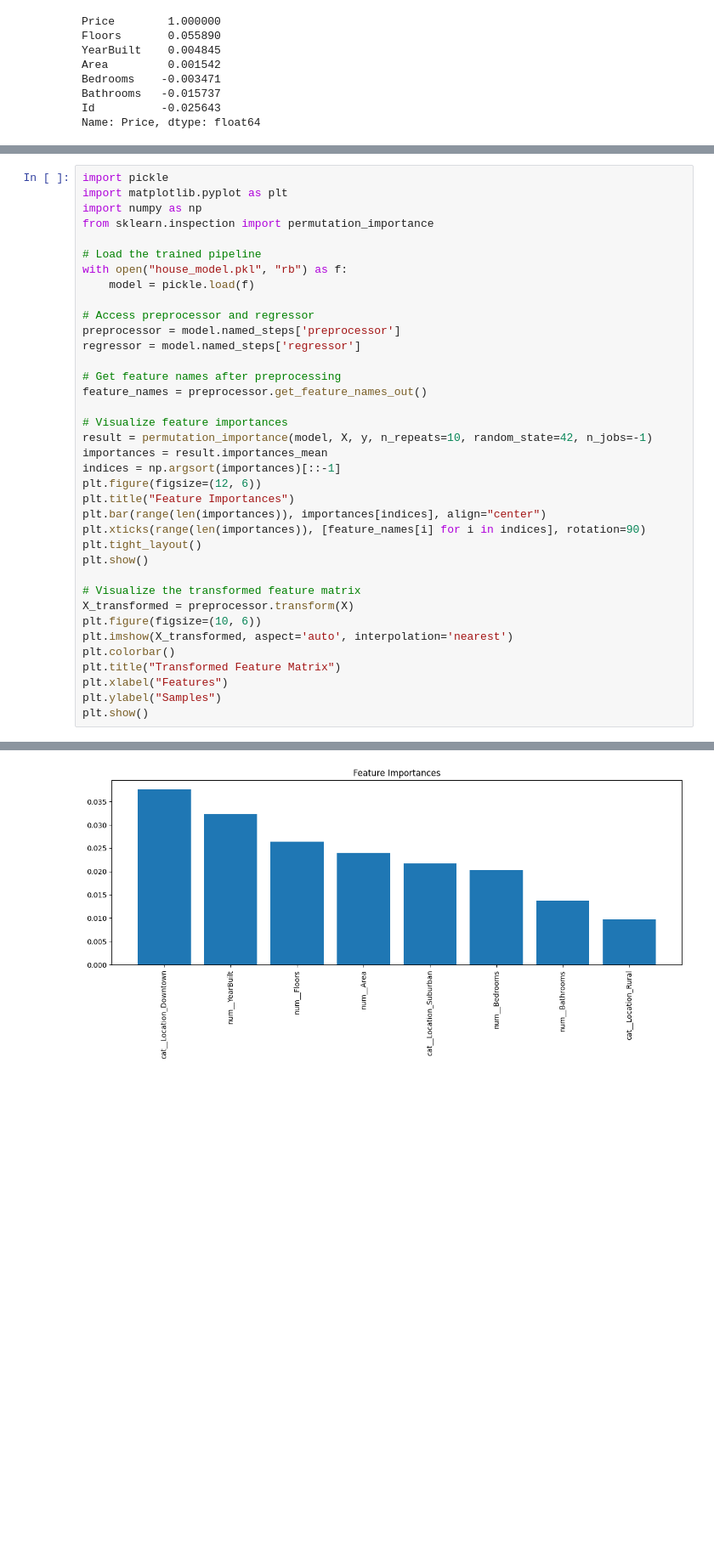
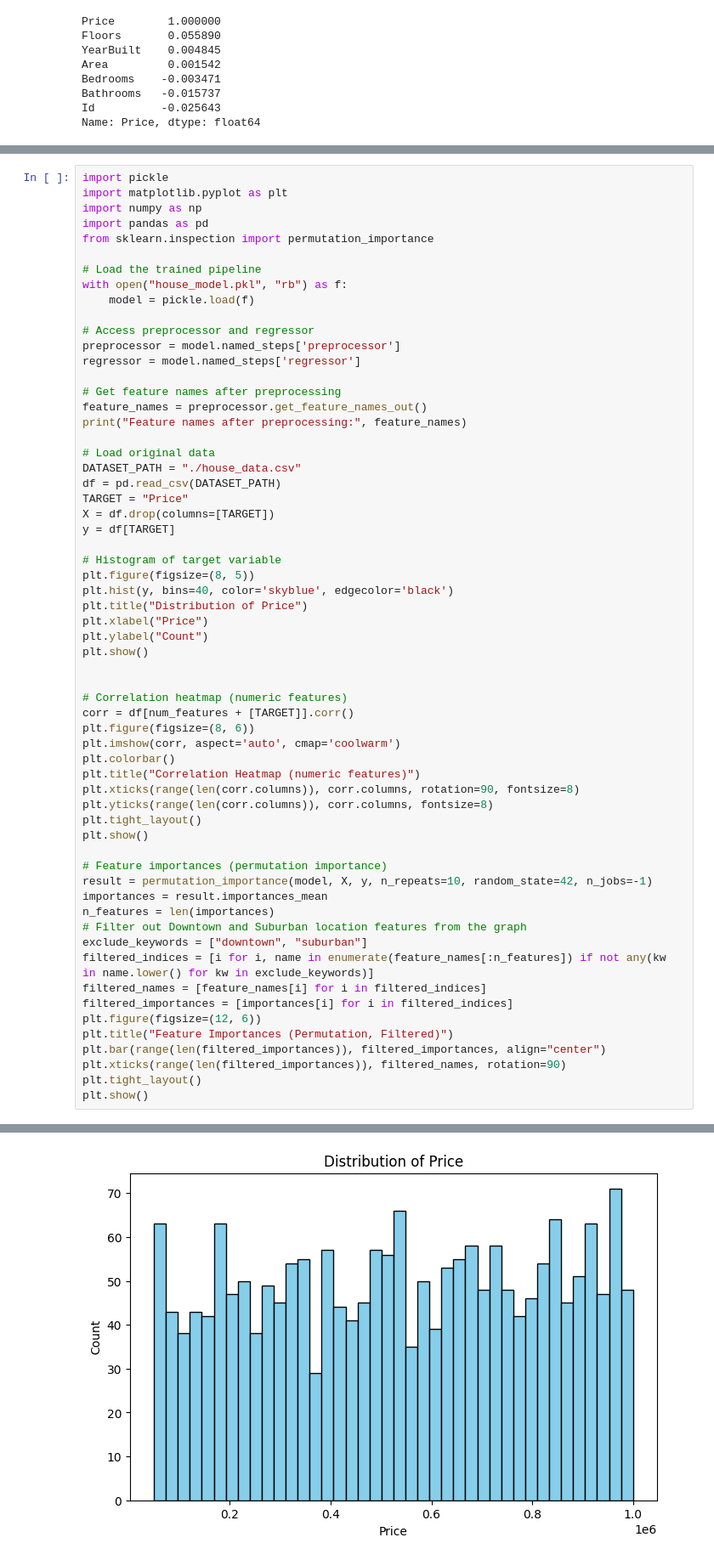
Before and after one commit to Frank-Muzi/house-price-predictor-ai-project, a Jupyter notebook: src/Backend/data_analysis.ipynb, the cells around one changed output, grey strips where cells are left out. Shown at 85% size. Drawn from its saved outputs; the diff is of its cells as text; blank space fills up the shorter version.

```diff
--- a/src/Backend/data_analysis.ipynb
+++ b/src/Backend/data_analysis.ipynb
@@ -300,6 +295,7 @@ Categorical features: ['Location', 'Garage']
 import pickle
 import matplotlib.pyplot as plt
 import numpy as np
+import pandas as pd
 from sklearn.inspection import permutation_importance
 
 # Load the trained pipeline
@@ -312,25 +308,48 @@ regressor = model.named_steps['regressor']
 
 # Get feature names after preprocessing
 feature_names = preprocessor.get_feature_names_out()
+print("Feature names after preprocessing:", feature_names)
 
-# Visualize feature importances
-result = permutation_importance(model, X, y, n_repeats=10, random_state=42, n_jobs=-1)
-importances = result.importances_mean
-indices = np.argsort(importances)[::-1]
-plt.figure(figsize=(12, 6))
-plt.title("Feature Importances")
-plt.bar(range(len(importances)), importances[indices], align="center")
-plt.xticks(range(len(importances)), [feature_names[i] for i in indices], rotation=90)
+# Load original data
+DATASET_PATH = "./house_data.csv"
+df = pd.read_csv(DATASET_PATH)
+TARGET = "Price"
+X = df.drop(columns=[TARGET])
+y = df[TARGET]
+
+# Histogram of target variable
+plt.figure(figsize=(8, 5))
+plt.hist(y, bins=40, color='skyblue', edgecolor='black')
+plt.title("Distribution of Price")
+plt.xlabel("Price")
+plt.ylabel("Count")
+plt.show()
+
+
+# Correlation heatmap (numeric features)
+corr = df[num_features + [TARGET]].corr()
+plt.figure(figsize=(8, 6))
+plt.imshow(corr, aspect='auto', cmap='coolwarm')
+plt.colorbar()
+plt.title("Correlation Heatmap (numeric features)")
+plt.xticks(range(len(corr.columns)), corr.columns, rotation=90, fontsize=8)
+plt.yticks(range(len(corr.columns)), corr.columns, fontsize=8)
 plt.tight_layout()
 plt.show()
 
-# Visualize the transformed feature matrix
-X_transformed = preprocessor.transform(X)
-plt.figure(figsize=(10, 6))
-plt.imshow(X_transformed, aspect='auto', interpolation='nearest')
-plt.colorbar()
-plt.title("Transformed Feature Matrix")
-plt.xlabel("Features")
-plt.ylabel("Samples")
+# Feature importances (permutation importance)
+result = permutation_importance(model, X, y, n_repeats=10, random_state=42, n_jobs=-1)
+importances = result.importances_mean
+n_features = len(importances)
+# Filter out Downtown and Suburban location features from the graph
+exclude_keywords = ["downtown", "suburban"]
+filtered_indices = [i for i, name in enumerate(feature_names[:n_features]) if not any(kw in name.lower() for kw in exclude_keywords)]
+filtered_names = [feature_names[i] for i in filtered_indices]
+filtered_importances = [importances[i] for i in filtered_indices]
+plt.figure(figsize=(12, 6))
+plt.title("Feature Importances (Permutation, Filtered)")
+plt.bar(range(len(filtered_importances)), filtered_importances, align="center")
+plt.xticks(range(len(filtered_importances)), filtered_names, rotation=90)
+plt.tight_layout()
 plt.show()
 # %% [output]
@@ -337 +362 @@ plt.show()
-[figure, old version]
+[figure, new version]
```
Also changed, not shown: parts of 3 cells of this notebook, 1 other file.
